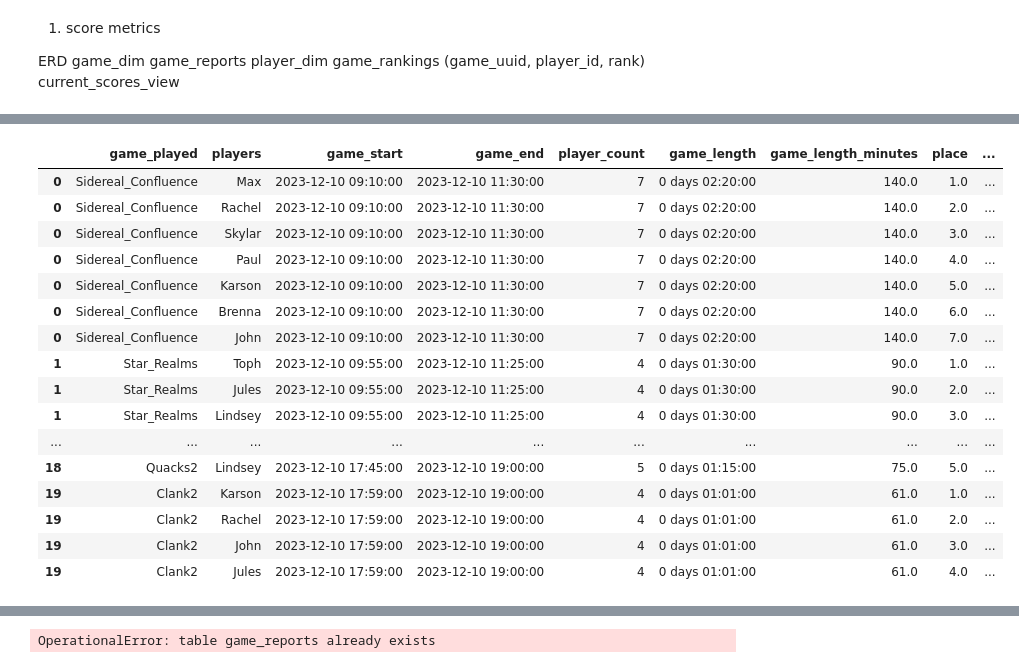
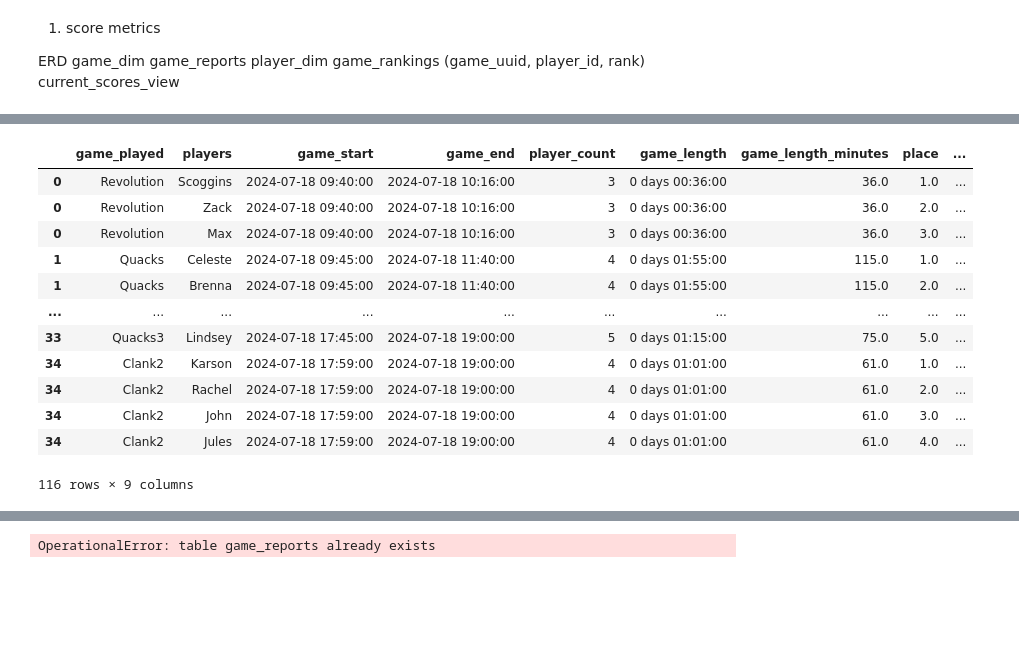
Before and after one commit to skylarenglish/boardgame-monitor, a Jupyter notebook: explore copy.ipynb, the cells around one changed output, grey strips where cells are left out. Saved outputs shown, nothing was run; the diff lists cells and outputs as text; code cells hidden in the pictures; blank space fills up the shorter version.

```diff
--- a/explore copy.ipynb
+++ b/explore copy.ipynb
@@ -108,36 +101,32 @@ player_games_df.groupby('players').sum('game_length_minutes')
 # %%
-games_df = pd.read_csv('game_reports2.csv', parse_dates=[2,3])
+games_df = pd.read_csv('game_reports_cumulative.csv', parse_dates=[2,3])
 games_df['players'] = games_df['players'].apply(lambda x: x.split(" "))
 games_df['player_count'] = games_df['players'].apply(lambda x: len(x))
 games_df['game_length'] = games_df['game_end'] - games_df['game_start']
 games_df['game_length_minutes'] = games_df['game_length'].dt.total_seconds()/60
 
 player_games_df = games_df.explode('players')
 player_games_df['place'] = player_games_df.groupby(['game_played', 'game_start'], sort=False)['players'].expanding().count().values
 #t * (1+((1-p)/(2n-2))) where t = time, p = place order, and n = # of players
 t = player_games_df['game_length_minutes']
 p = player_games_df['place']
 n = player_games_df['player_count']
 player_games_df['score'] = np.round(t * (1+((1-p)/(2*n-2))))
 player_games_df
 # %% [output]
 |  | game_played | players | game_start | game_end | player_count | game_length | game_length_minutes | place | ... |
-| 0 | Sidereal_Confluence | Max | 2023-12-10 09:10:00 | 2023-12-10 11:30:00 | 7 | 0 days 02:20:00 | 140.0 | 1.0 | ... |
-| 0 | Sidereal_Confluence | Rachel | 2023-12-10 09:10:00 | 2023-12-10 11:30:00 | 7 | 0 days 02:20:00 | 140.0 | 2.0 | ... |
-| 0 | Sidereal_Confluence | Skylar | 2023-12-10 09:10:00 | 2023-12-10 11:30:00 | 7 | 0 days 02:20:00 | 140.0 | 3.0 | ... |
-| 0 | Sidereal_Confluence | Paul | 2023-12-10 09:10:00 | 2023-12-10 11:30:00 | 7 | 0 days 02:20:00 | 140.0 | 4.0 | ... |
-| 0 | Sidereal_Confluence | Karson | 2023-12-10 09:10:00 | 2023-12-10 11:30:00 | 7 | 0 days 02:20:00 | 140.0 | 5.0 | ... |
-| 0 | Sidereal_Confluence | Brenna | 2023-12-10 09:10:00 | 2023-12-10 11:30:00 | 7 | 0 days 02:20:00 | 140.0 | 6.0 | ... |
-| 0 | Sidereal_Confluence | John | 2023-12-10 09:10:00 | 2023-12-10 11:30:00 | 7 | 0 days 02:20:00 | 140.0 | 7.0 | ... |
-| 1 | Star_Realms | Toph | 2023-12-10 09:55:00 | 2023-12-10 11:25:00 | 4 | 0 days 01:30:00 | 90.0 | 1.0 | ... |
-| 1 | Star_Realms | Jules | 2023-12-10 09:55:00 | 2023-12-10 11:25:00 | 4 | 0 days 01:30:00 | 90.0 | 2.0 | ... |
-| 1 | Star_Realms | Lindsey | 2023-12-10 09:55:00 | 2023-12-10 11:25:00 | 4 | 0 days 01:30:00 | 90.0 | 3.0 | ... |
+| 0 | Revolution | Scoggins | 2024-07-18 09:40:00 | 2024-07-18 10:16:00 | 3 | 0 days 00:36:00 | 36.0 | 1.0 | ... |
+| 0 | Revolution | Zack | 2024-07-18 09:40:00 | 2024-07-18 10:16:00 | 3 | 0 days 00:36:00 | 36.0 | 2.0 | ... |
+| 0 | Revolution | Max | 2024-07-18 09:40:00 | 2024-07-18 10:16:00 | 3 | 0 days 00:36:00 | 36.0 | 3.0 | ... |
+| 1 | Quacks | Celeste | 2024-07-18 09:45:00 | 2024-07-18 11:40:00 | 4 | 0 days 01:55:00 | 115.0 | 1.0 | ... |
+| 1 | Quacks | Brenna | 2024-07-18 09:45:00 | 2024-07-18 11:40:00 | 4 | 0 days 01:55:00 | 115.0 | 2.0 | ... |
 | ... | ... | ... | ... | ... | ... | ... | ... | ... | ... |
-| 18 | Quacks2 | Lindsey | 2023-12-10 17:45:00 | 2023-12-10 19:00:00 | 5 | 0 days 01:15:00 | 75.0 | 5.0 | ... |
-| 19 | Clank2 | Karson | 2023-12-10 17:59:00 | 2023-12-10 19:00:00 | 4 | 0 days 01:01:00 | 61.0 | 1.0 | ... |
-| 19 | Clank2 | Rachel | 2023-12-10 17:59:00 | 2023-12-10 19:00:00 | 4 | 0 days 01:01:00 | 61.0 | 2.0 | ... |
-| 19 | Clank2 | John | 2023-12-10 17:59:00 | 2023-12-10 19:00:00 | 4 | 0 days 01:01:00 | 61.0 | 3.0 | ... |
-| 19 | Clank2 | Jules | 2023-12-10 17:59:00 | 2023-12-10 19:00:00 | 4 | 0 days 01:01:00 | 61.0 | 4.0 | ... |
+| 33 | Quacks3 | Lindsey | 2024-07-18 17:45:00 | 2024-07-18 19:00:00 | 5 | 0 days 01:15:00 | 75.0 | 5.0 | ... |
+| 34 | Clank2 | Karson | 2024-07-18 17:59:00 | 2024-07-18 19:00:00 | 4 | 0 days 01:01:00 | 61.0 | 1.0 | ... |
+| 34 | Clank2 | Rachel | 2024-07-18 17:59:00 | 2024-07-18 19:00:00 | 4 | 0 days 01:01:00 | 61.0 | 2.0 | ... |
+| 34 | Clank2 | John | 2024-07-18 17:59:00 | 2024-07-18 19:00:00 | 4 | 0 days 01:01:00 | 61.0 | 3.0 | ... |
+| 34 | Clank2 | Jules | 2024-07-18 17:59:00 | 2024-07-18 19:00:00 | 4 | 0 days 01:01:00 | 61.0 | 4.0 | ... |
+116 rows × 9 columns
 # %%
 ax = player_games_df.groupby('players')['game_length_minutes','score'].sum().sort_values(by='score', ascending=False).plot(kind='scatter',x='game_length_minutes', y='score', figsize=(15, 8))
 ax.plot(x,model.predict(x.reshape(-1,1)))
```
Also changed, not shown: parts of 21 cells of this notebook, 1 other file.
